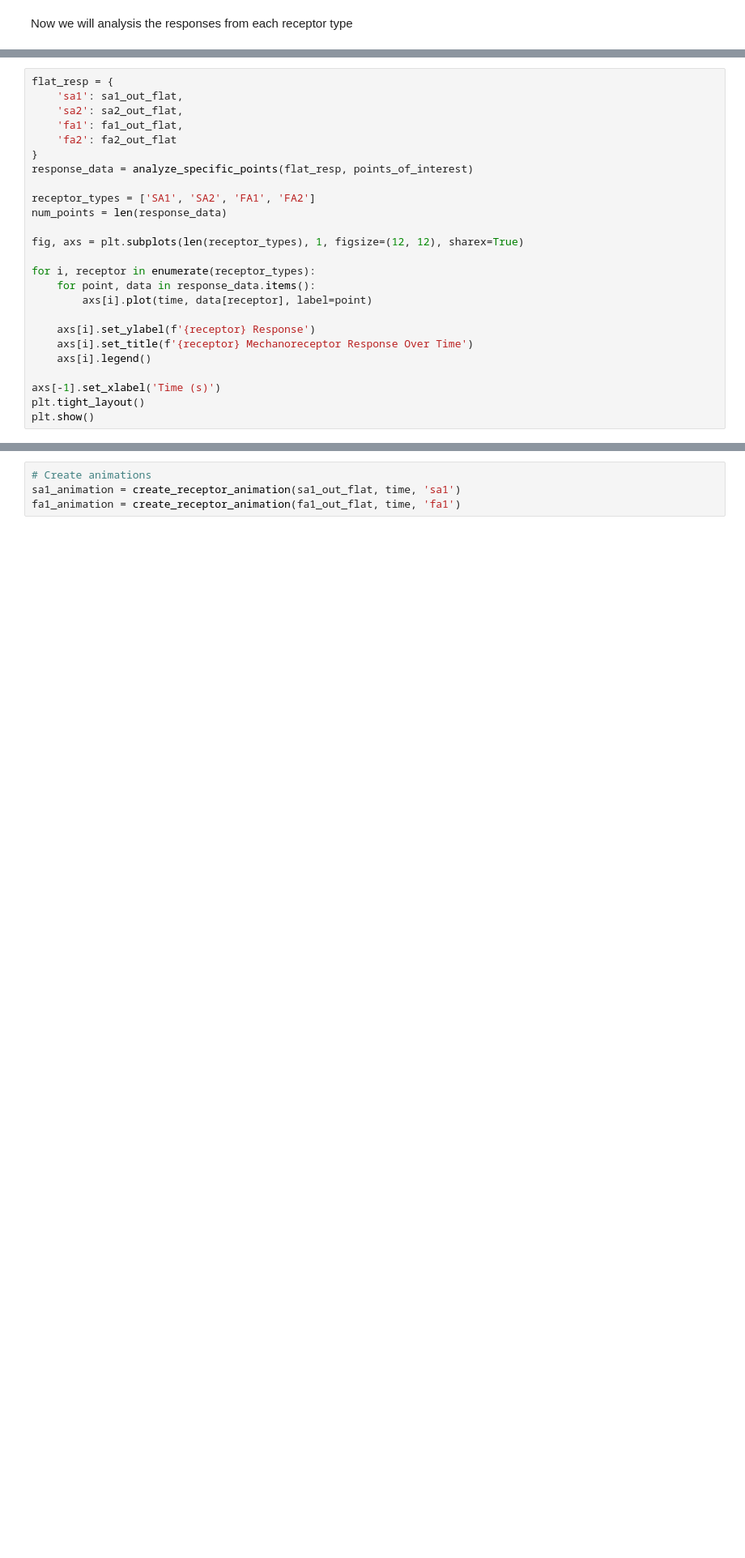
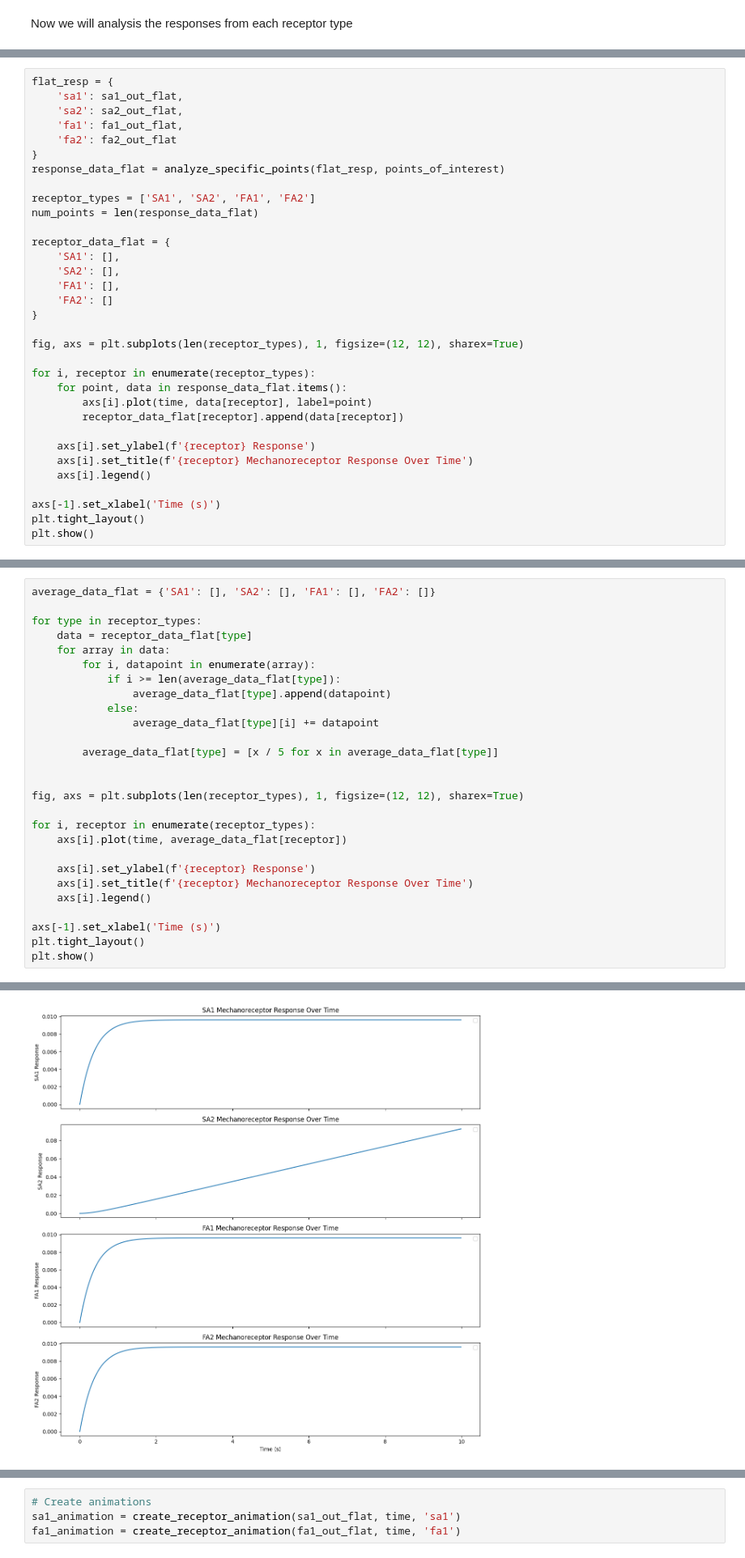
Before and after one commit to CydiaBoss/skin-ridge-model, a Jupyter notebook: sim.ipynb, the cells around one changed output, grey strips where cells are left out. Shown at 81% size. Drawn from its saved outputs; the diff is of its cells as text; blank space fills up the shorter version.

Commit message:
new graphs

```diff
--- a/sim.ipynb
+++ b/sim.ipynb
@@ -332,16 +332,24 @@ flat_resp = {
 	'fa1': fa1_out_flat,
 	'fa2': fa2_out_flat
 }
-response_data = analyze_specific_points(flat_resp, points_of_interest)
+response_data_flat = analyze_specific_points(flat_resp, points_of_interest)
 
 receptor_types = ['SA1', 'SA2', 'FA1', 'FA2']
-num_points = len(response_data)
+num_points = len(response_data_flat)
+
+receptor_data_flat = {
+    'SA1': [],
+    'SA2': [],
+    'FA1': [],
+    'FA2': []
+}
 
 fig, axs = plt.subplots(len(receptor_types), 1, figsize=(12, 12), sharex=True)
 
 for i, receptor in enumerate(receptor_types):
-	for point, data in response_data.items():
+	for point, data in response_data_flat.items():
 		axs[i].plot(time, data[receptor], label=point)
+		receptor_data_flat[receptor].append(data[receptor])
 
 	axs[i].set_ylabel(f'{receptor} Response')
 	axs[i].set_title(f'{receptor} Mechanoreceptor Response Over Time')
@@ -352,3 +360,31 @@ plt.tight_layout()
 plt.show()
 # %% [output]
 [figure]
+# %%
+average_data_flat = {'SA1': [], 'SA2': [], 'FA1': [], 'FA2': []}
+
+for type in receptor_types:
+    data = receptor_data_flat[type]
+    for array in data:
+        for i, datapoint in enumerate(array):
+            if i >= len(average_data_flat[type]):
+                average_data_flat[type].append(datapoint)
+            else:
+                average_data_flat[type][i] += datapoint
+
+        average_data_flat[type] = [x / 5 for x in average_data_flat[type]]
+
+
+fig, axs = plt.subplots(len(receptor_types), 1, figsize=(12, 12), sharex=True)
+
+for i, receptor in enumerate(receptor_types):
+    axs[i].plot(time, average_data_flat[receptor])
+
+    axs[i].set_ylabel(f'{receptor} Response')
+    axs[i].set_title(f'{receptor} Mechanoreceptor Response Over Time')
+    axs[i].legend()
+
+axs[-1].set_xlabel('Time (s)')
+plt.tight_layout()
+plt.show()
+# %% [output]
@@ -354,0 +395 @@ plt.show()
+[figure, added]
```
Also changed, not shown: parts of 7 cells of this notebook.
